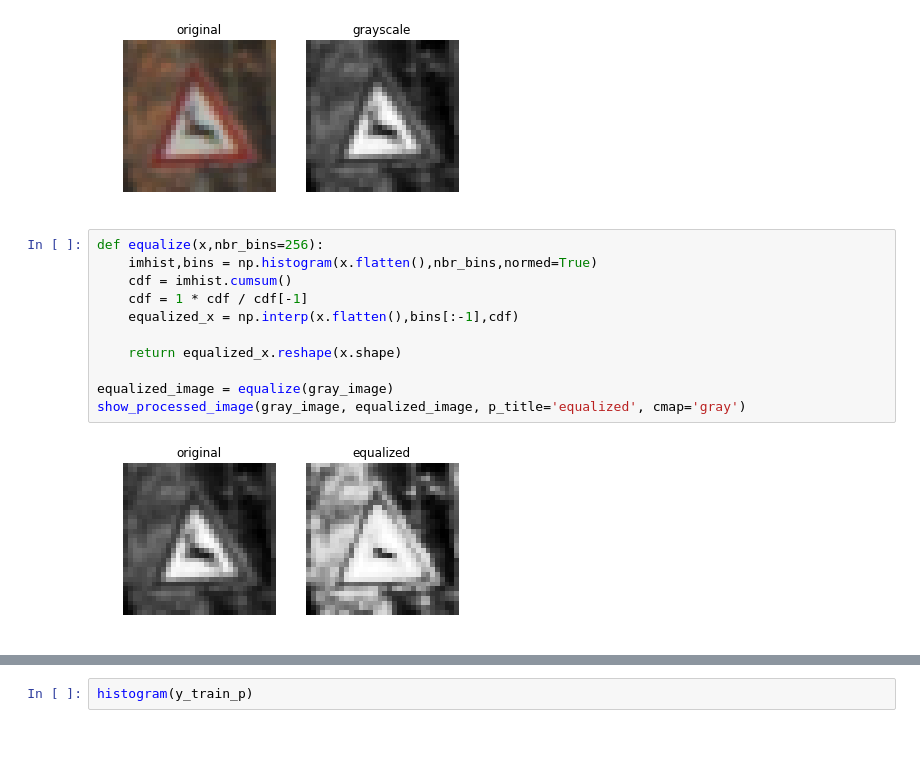
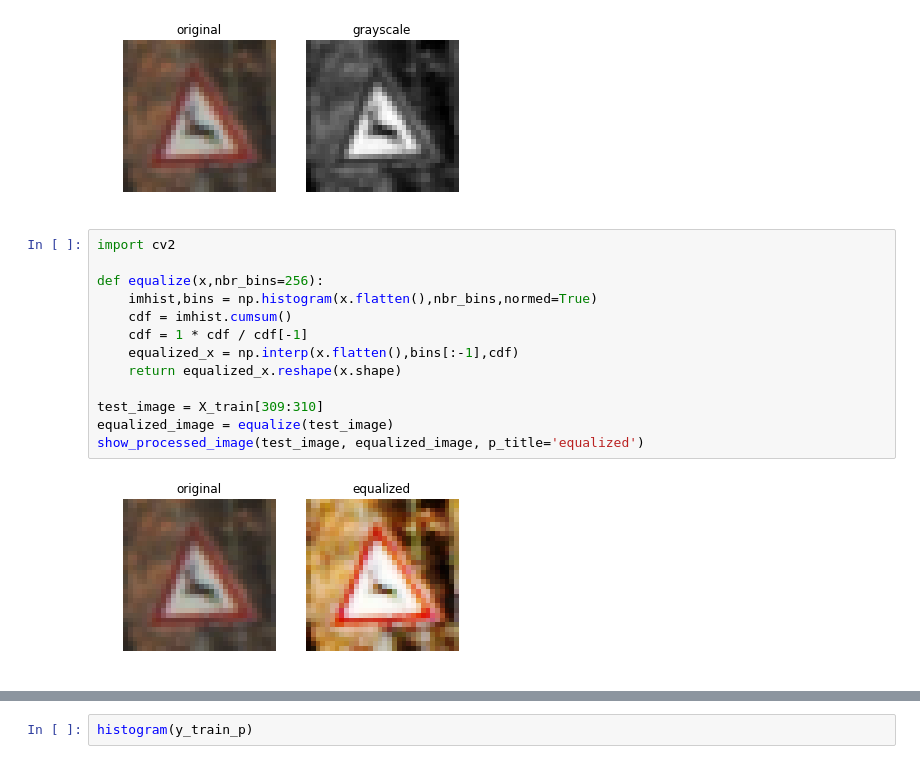
Before and after one commit to clarisli/CarND-Traffic-Sign-Classifier, a Jupyter notebook: Traffic_Sign_Classifier.ipynb, the cells around one changed output, grey strips where cells are left out. Drawn from its saved outputs; the diff is of its cells as text.

```diff
--- a/Traffic_Sign_Classifier.ipynb
+++ b/Traffic_Sign_Classifier.ipynb
@@ -249,15 +249,17 @@ show_processed_image(test_image, gray_image, p_title='grayscale')
 # %% [output]
 [figure]
 # %%
+import cv2
+
 def equalize(x,nbr_bins=256):
     imhist,bins = np.histogram(x.flatten(),nbr_bins,normed=True)
     cdf = imhist.cumsum()
     cdf = 1 * cdf / cdf[-1]
     equalized_x = np.interp(x.flatten(),bins[:-1],cdf)
-
     return equalized_x.reshape(x.shape)
 
-equalized_image = equalize(gray_image)
-show_processed_image(gray_image, equalized_image, p_title='equalized', cmap='gray')
+test_image = X_train[309:310]
+equalized_image = equalize(test_image)
+show_processed_image(test_image, equalized_image, p_title='equalized')
 # %% [output]
-[figure, old version]
+[figure, new version]
```
Also changed, not shown: parts of 19 cells of this notebook, 5 other files.
